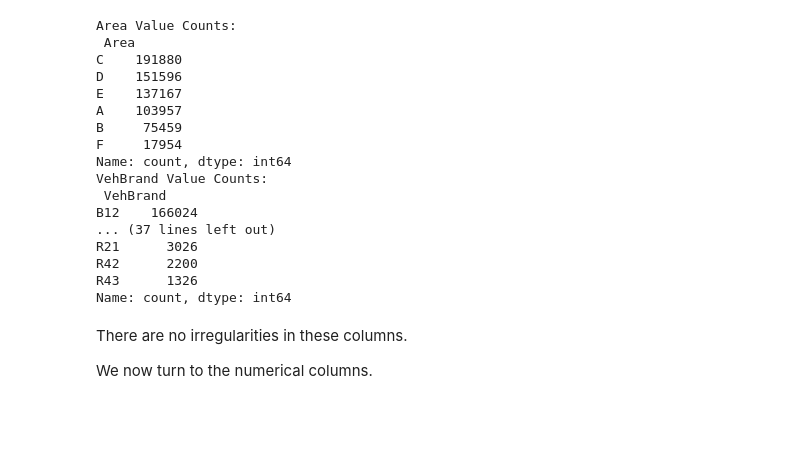
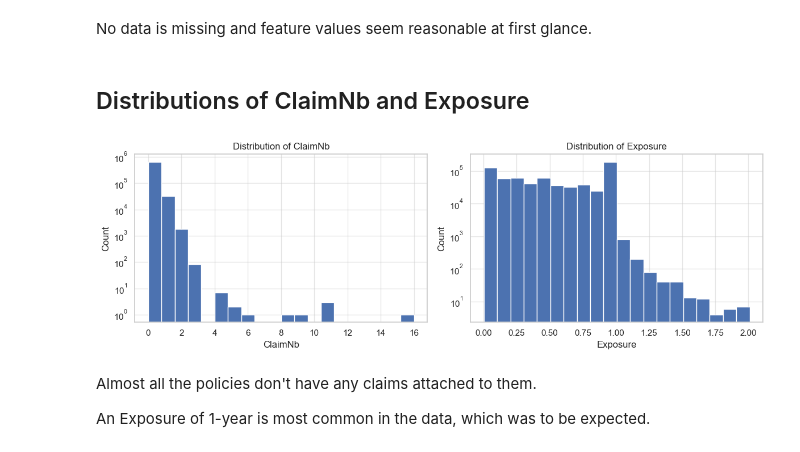
Before and after one commit to alexwill314/car_insurance_ml, a Jupyter notebook: notebooks/01_EDA.ipynb, the cells around one changed output. Cells and saved outputs as stored; diff of their text form; code cells hidden in the pictures; blank space fills up the shorter version.

```diff
--- a/notebooks/01_EDA.ipynb
+++ b/notebooks/01_EDA.ipynb
@@ -102,27 +74,26 @@ We will take a look at the categorical columns next, confirming if there is any
-# %%
-df['VehGas'] = df['VehGas'].str.replace("'","").astype('category')
-# %%
-for col in df.select_dtypes('category').columns:
-    print(f'{col} Value Counts:\n {df[col].value_counts(dropna=False)}')
-# %% [output]
-Area Value Counts:
- Area
-C    191880
-D    151596
-E    137167
-A    103957
-B     75459
-F     17954
-Name: count, dtype: int64
-VehBrand Value Counts:
- VehBrand
-B12    166024
-... (37 lines left out)
-R21      3026
-R42      2200
-R43      1326
-Name: count, dtype: int64
-# %% [markdown]
-There are no irregularities in these columns.
-
-We now turn to the numerical columns.
+# %% [markdown]
+No data is missing and feature values seem reasonable at first glance.
+# %%
+sns.set_theme(style="whitegrid")
+plt.rcParams["figure.figsize"] = (10, 4)
+# %% [markdown]
+## Distributions of ClaimNb and Exposure
+# %%
+data_plot = [df["ClaimNb"], df["Exposure"]]
+
+fig, axes = plt.subplots(1, 2, figsize=(12, 4))
+
+for ax, data in zip(axes.ravel(), data_plot):
+    ax.hist(data, bins=20, log = True)
+    ax.set_title(f"Distribution of {data.name}")
+    ax.set_xlabel(f"{data.name}")
+    ax.set_ylabel("Count")
+
+plt.tight_layout()
+plt.show()
+# %% [output]
+[figure, added]
+# %% [markdown]
+Almost all the policies don't have any claims attached to them.
+
+An Exposure of 1-year is most common in the data, which was to be expected.
```
Also changed, not shown: parts of 30 cells of this notebook.
